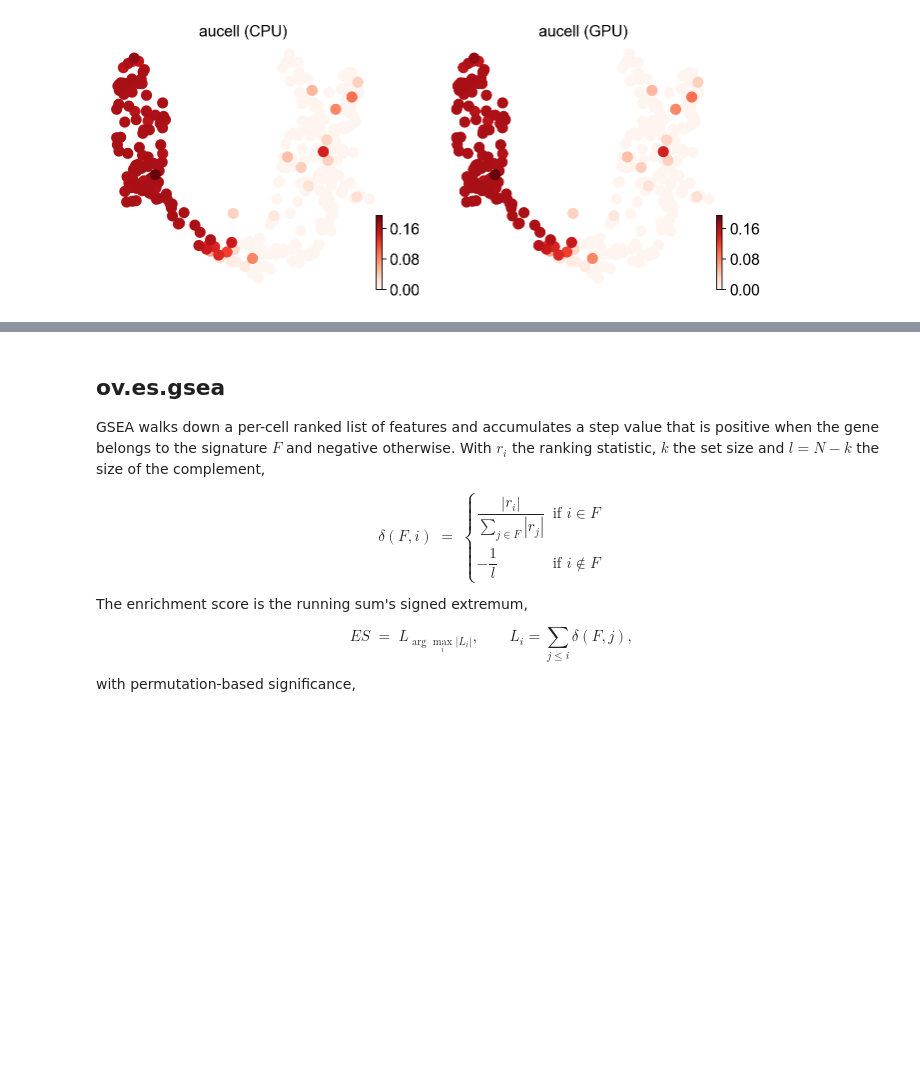
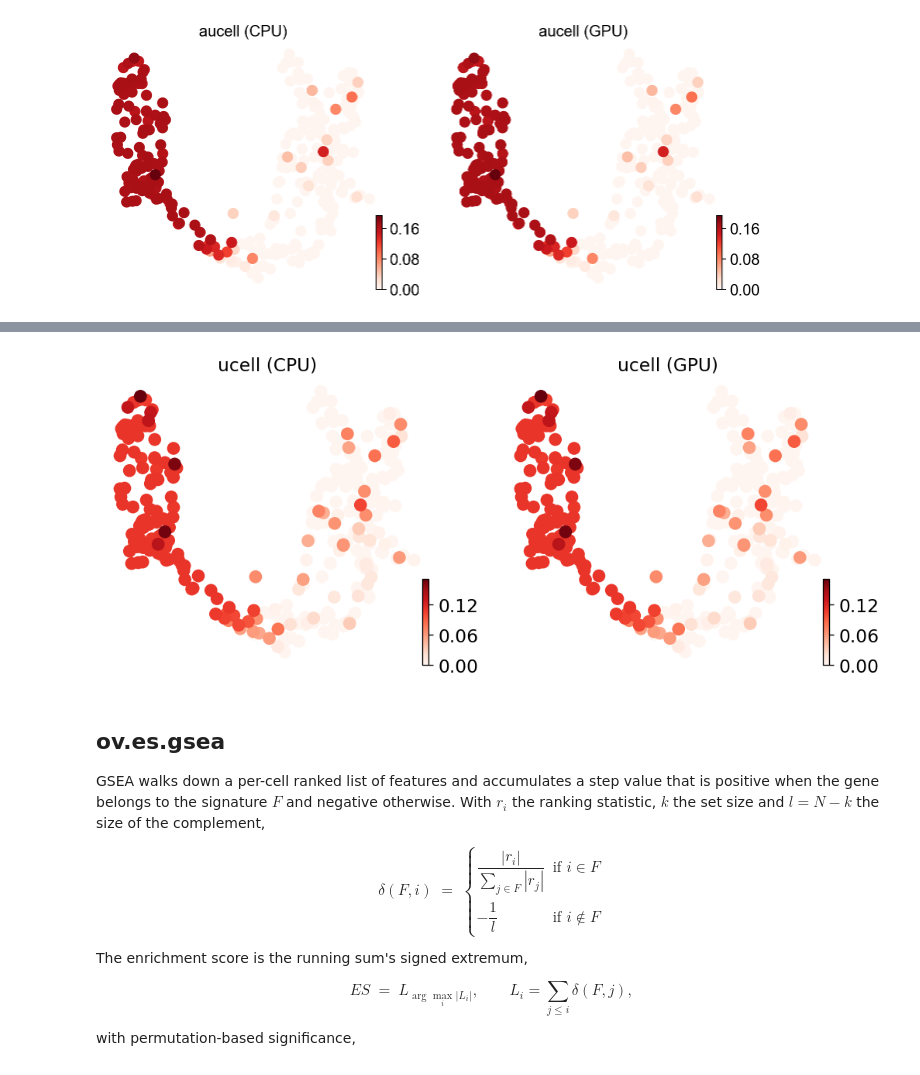
Before and after one commit to DBinary/omicverse-tutorials, a Jupyter notebook: docs_zh/Tutorials-single/enrichment/t_es_compare.ipynb, the cells around one changed output, grey strips where cells are left out. Saved outputs shown, nothing was run; the diff lists cells and outputs as text; code cells hidden in the pictures; blank space fills up the shorter version.

```diff
--- a/docs_zh/Tutorials-single/enrichment/t_es_compare.ipynb
+++ b/docs_zh/Tutorials-single/enrichment/t_es_compare.ipynb
@@ -200,3 +206,19 @@ if you want to use X_umap, please set convert=False
+# %%
+# CPU pass — the same numpy/scipy kernel that matches R UCell
+# (Andreatta & Carmona 2021) bit-for-bit on fp64.
+ov.es.ucell(adata, signatures=signatures, engine='cpu')
+scores_cpu['ucell'] = adata.obsm['score_ucell'][geneset_name].astype(float).values
+adata.obs['ucell (CPU)'] = scores_cpu['ucell']
+
+# Same call with engine='gpu' — CPU-rank + GPU-matmul hybrid path.
+ov.es.ucell(adata, signatures=signatures, engine='gpu')
+scores_gpu['ucell'] = adata.obsm['score_ucell'][geneset_name].astype(float).values
+adata.obs['ucell (GPU)'] = scores_gpu['ucell']
+
+# Side-by-side UMAP: identical patterns => CPU and GPU agree.
+ov.pl.umap(adata, color=['ucell (CPU)', 'ucell (GPU)'], cmap='Reds', frameon=False)
+# %% [output]
+[figure, added]
 # %% [markdown]
 ## ov.es.gsea
 
```
Also changed, not shown: parts of 1 cell of this notebook, 1 other file.
